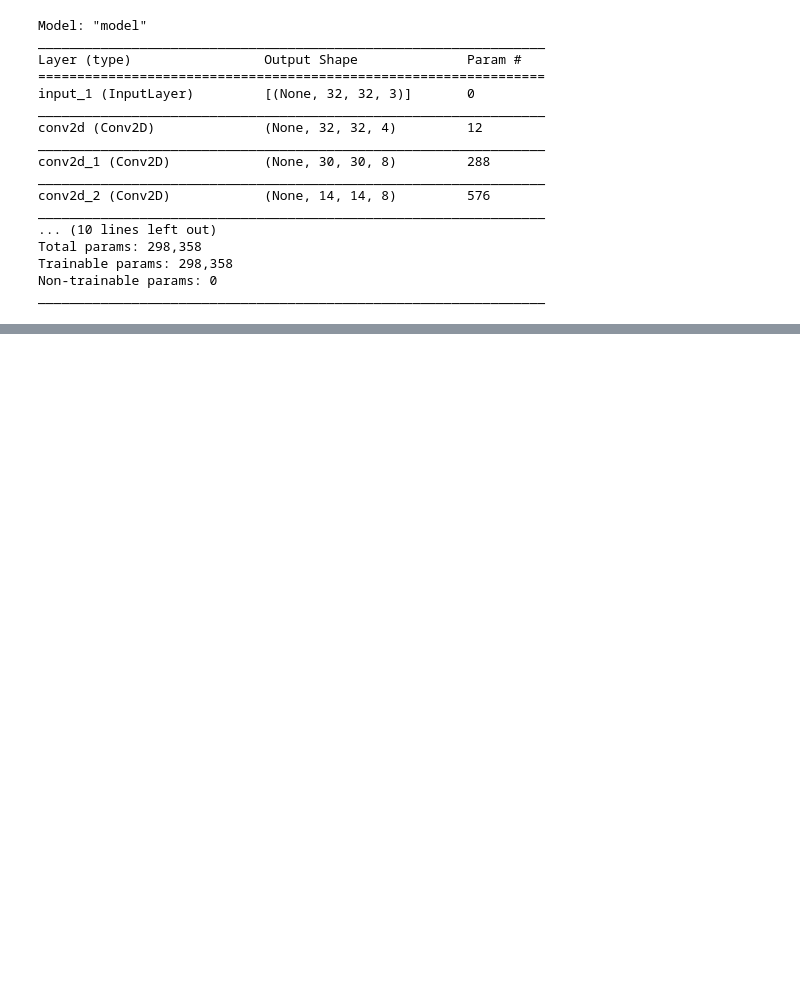
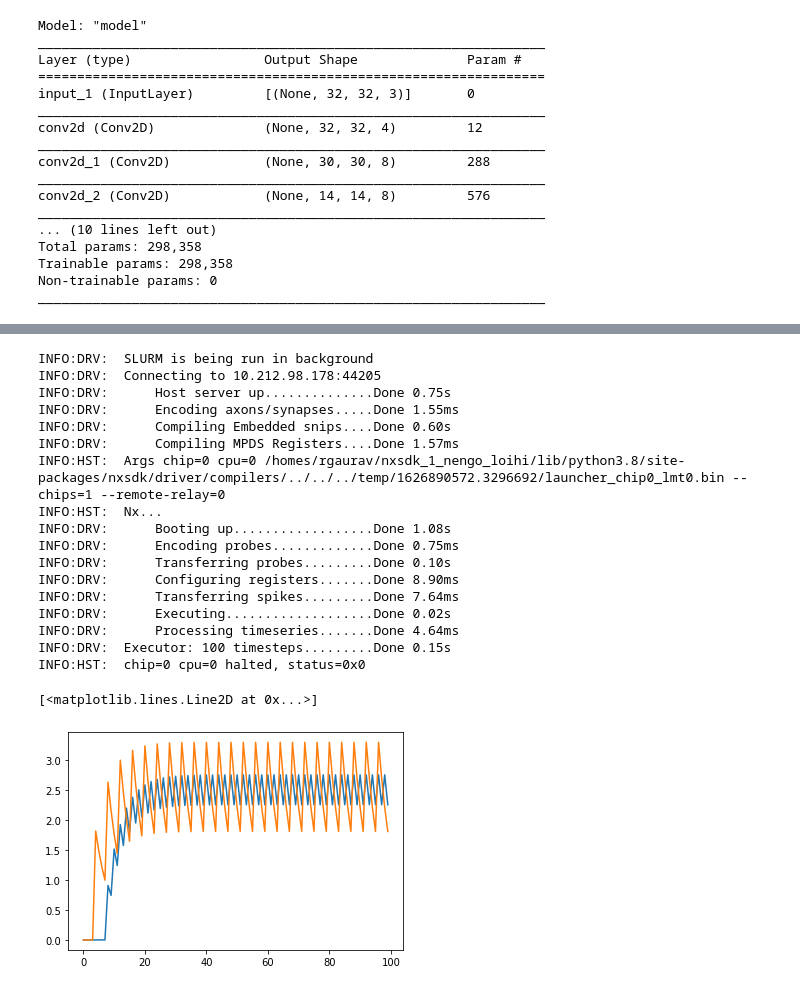
Before and after one commit to R-Gaurav/SpikingMaxPooling, a Jupyter notebook: misc/Untitled.ipynb, the cells around one changed output, grey strips where cells are left out. Drawn from its saved outputs; the diff is of its cells as text; code cells hidden in the pictures; blank space fills up the shorter version.

```diff
--- a/misc/Untitled.ipynb
+++ b/misc/Untitled.ipynb
@@ -286,0 +306,26 @@ _________________________________________________________________
+# %%
+with nengo_loihi.Simulator(net) as loihi_sim:
+  loihi_sim.run(0.1)
+
+plt.plot(loihi_sim.data[n_probe])
+plt.plot(loihi_sim.data[inpt_probe])
+# %% [output]
+INFO:DRV:  SLURM is being run in background
+INFO:DRV:  Connecting to 10.212.98.178:44205
+INFO:DRV:      Host server up..............Done 0.75s
+INFO:DRV:      Encoding axons/synapses.....Done 1.55ms
+INFO:DRV:      Compiling Embedded snips....Done 0.60s
+INFO:DRV:      Compiling MPDS Registers....Done 1.57ms
+INFO:HST:  Args chip=0 cpu=0 /homes/rgaurav/nxsdk_1_nengo_loihi/lib/python3.8/site-packages/nxsdk/driver/compilers/../../../temp/1626890572.3296692/launcher_chip0_lmt0.bin --chips=1 --remote-relay=0
+INFO:HST:  Nx...
+INFO:DRV:      Booting up..................Done 1.08s
+INFO:DRV:      Encoding probes.............Done 0.75ms
+INFO:DRV:      Transferring probes.........Done 0.10s
+INFO:DRV:      Configuring registers.......Done 8.90ms
+INFO:DRV:      Transferring spikes.........Done 7.64ms
+INFO:DRV:      Executing...................Done 0.02s
+INFO:DRV:      Processing timeseries.......Done 4.64ms
+INFO:DRV:  Executor: 100 timesteps.........Done 0.15s
+INFO:HST:  chip=0 cpu=0 halted, status=0x0
+[<matplotlib.lines.Line2D at 0x...>]
+[figure, added]
```
Also changed, not shown: parts of 8 cells of this notebook, 3 other files.
